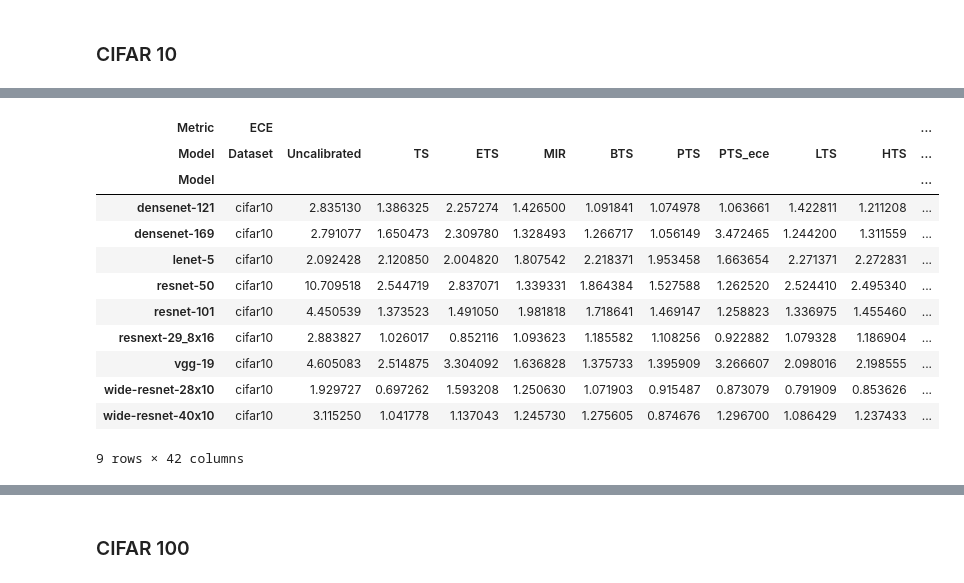
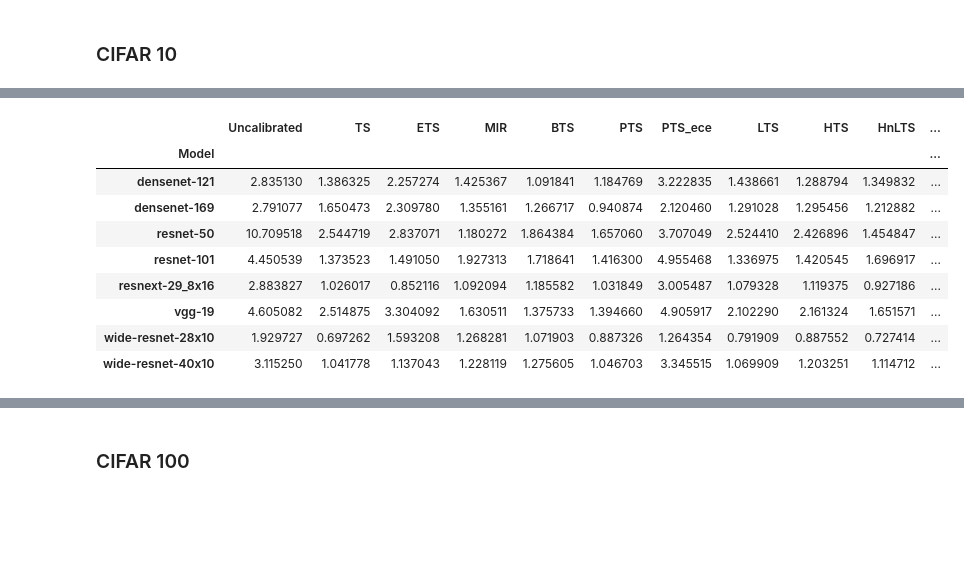
Before and after one commit to SergioAlvarezB/adaptive-tempscaling, a Jupyter notebook: code/notebooks/benchmark_pretrained_results.ipynb, the cells around one changed output, grey strips where cells are left out. Cells and saved outputs as stored; diff of their text form; code cells hidden in the pictures; blank space fills up the shorter version.

Commit message:
Add ECE15 metric to experiments

```diff
--- a/code/notebooks/benchmark_pretrained_results.ipynb
+++ b/code/notebooks/benchmark_pretrained_results.ipynb
@@ -177,16 +52,13 @@ HnLTS\_torch  &      0.072451 &      0.070960 &  0.337105 &   0.201315 &    0.10
-# %%
-pd.concat([curr_ece, curr_nll, curr_bri], axis=1, keys=['ECE', 'NLL', 'Brier'], names=['Metric', 'Model'])
-# %% [output]
-| Metric | ECE |  |  |  |  |  |  |  |  |  | ... |
-| Model | Dataset | Uncalibrated | TS | ETS | MIR | BTS | PTS | PTS_ece | LTS | HTS | ... |
-| Model |  |  |  |  |  |  |  |  |  |  | ... |
-| densenet-121 | cifar10 | 2.835130 | 1.386325 | 2.257274 | 1.426500 | 1.091841 | 1.074978 | 1.063661 | 1.422811 | 1.211208 | ... |
-| densenet-169 | cifar10 | 2.791077 | 1.650473 | 2.309780 | 1.328493 | 1.266717 | 1.056149 | 3.472465 | 1.244200 | 1.311559 | ... |
-| lenet-5 | cifar10 | 2.092428 | 2.120850 | 2.004820 | 1.807542 | 2.218371 | 1.953458 | 1.663654 | 2.271371 | 2.272831 | ... |
-| resnet-50 | cifar10 | 10.709518 | 2.544719 | 2.837071 | 1.339331 | 1.864384 | 1.527588 | 1.262520 | 2.524410 | 2.495340 | ... |
-| resnet-101 | cifar10 | 4.450539 | 1.373523 | 1.491050 | 1.981818 | 1.718641 | 1.469147 | 1.258823 | 1.336975 | 1.455460 | ... |
-| resnext-29_8x16 | cifar10 | 2.883827 | 1.026017 | 0.852116 | 1.093623 | 1.185582 | 1.108256 | 0.922882 | 1.079328 | 1.186904 | ... |
-| vgg-19 | cifar10 | 4.605083 | 2.514875 | 3.304092 | 1.636828 | 1.375733 | 1.395909 | 3.266607 | 2.098016 | 2.198555 | ... |
-| wide-resnet-28x10 | cifar10 | 1.929727 | 0.697262 | 1.593208 | 1.250630 | 1.071903 | 0.915487 | 0.873079 | 0.791909 | 0.853626 | ... |
-| wide-resnet-40x10 | cifar10 | 3.115250 | 1.041778 | 1.137043 | 1.245730 | 1.275605 | 0.874676 | 1.296700 | 1.086429 | 1.237433 | ... |
-9 rows × 42 columns
+# %%
+curr_ece
+# %% [output]
+|  | Uncalibrated | TS | ETS | MIR | BTS | PTS | PTS_ece | LTS | HTS | HnLTS | ... |
+| Model |  |  |  |  |  |  |  |  |  |  | ... |
+| densenet-121 | 2.835130 | 1.386325 | 2.257274 | 1.425367 | 1.091841 | 1.184769 | 3.222835 | 1.438661 | 1.288794 | 1.349832 | ... |
+| densenet-169 | 2.791077 | 1.650473 | 2.309780 | 1.355161 | 1.266717 | 0.940874 | 2.120460 | 1.291028 | 1.295456 | 1.212882 | ... |
+| resnet-50 | 10.709518 | 2.544719 | 2.837071 | 1.180272 | 1.864384 | 1.657060 | 3.707049 | 2.524410 | 2.426896 | 1.454847 | ... |
+| resnet-101 | 4.450539 | 1.373523 | 1.491050 | 1.927313 | 1.718641 | 1.416300 | 4.955468 | 1.336975 | 1.420545 | 1.696917 | ... |
+| resnext-29_8x16 | 2.883827 | 1.026017 | 0.852116 | 1.092094 | 1.185582 | 1.031849 | 3.005487 | 1.079328 | 1.119375 | 0.927186 | ... |
+| vgg-19 | 4.605082 | 2.514875 | 3.304092 | 1.630511 | 1.375733 | 1.394660 | 4.905917 | 2.102290 | 2.161324 | 1.651571 | ... |
+| wide-resnet-28x10 | 1.929727 | 0.697262 | 1.593208 | 1.268281 | 1.071903 | 0.887326 | 1.264354 | 0.791909 | 0.887552 | 0.727414 | ... |
+| wide-resnet-40x10 | 3.115250 | 1.041778 | 1.137043 | 1.228119 | 1.275605 | 1.046703 | 3.345515 | 1.069909 | 1.203251 | 1.114712 | ... |
```
Also changed, not shown: parts of 33 cells of this notebook, 3 other files.
